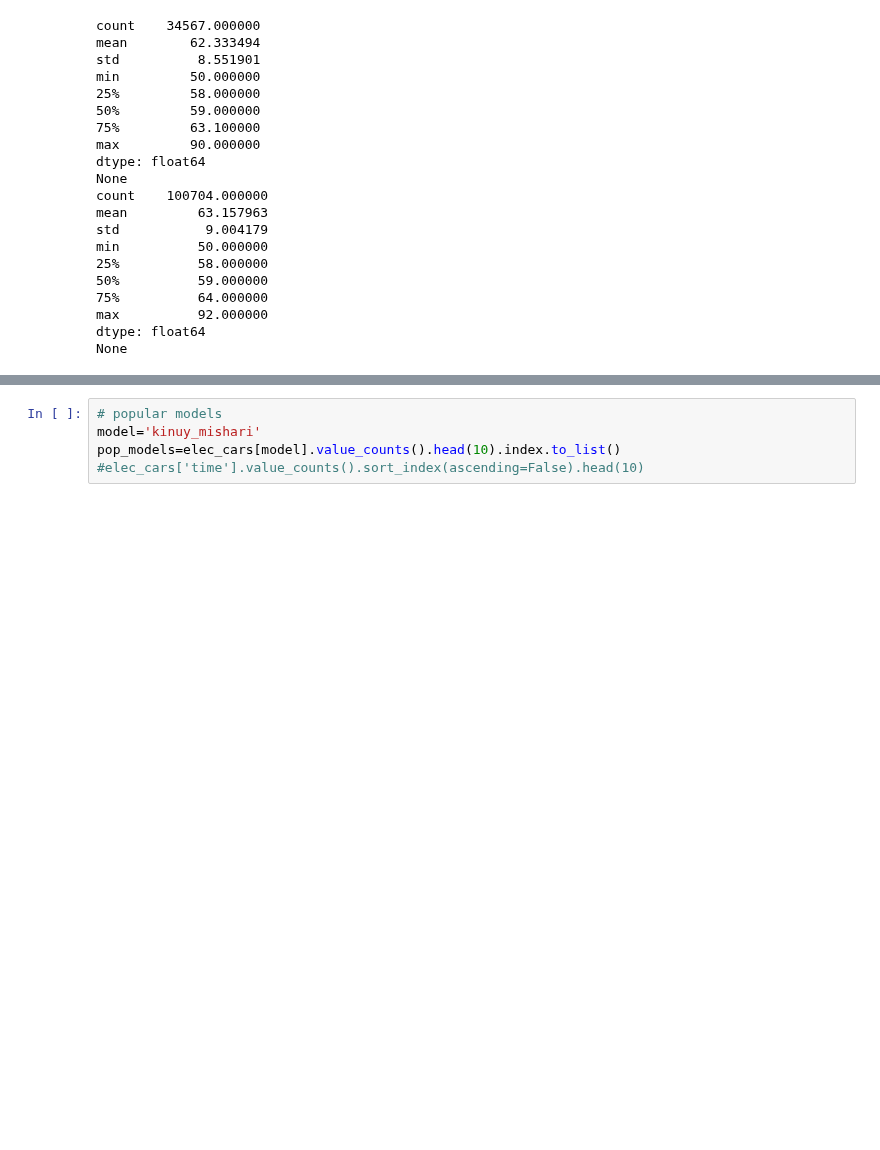
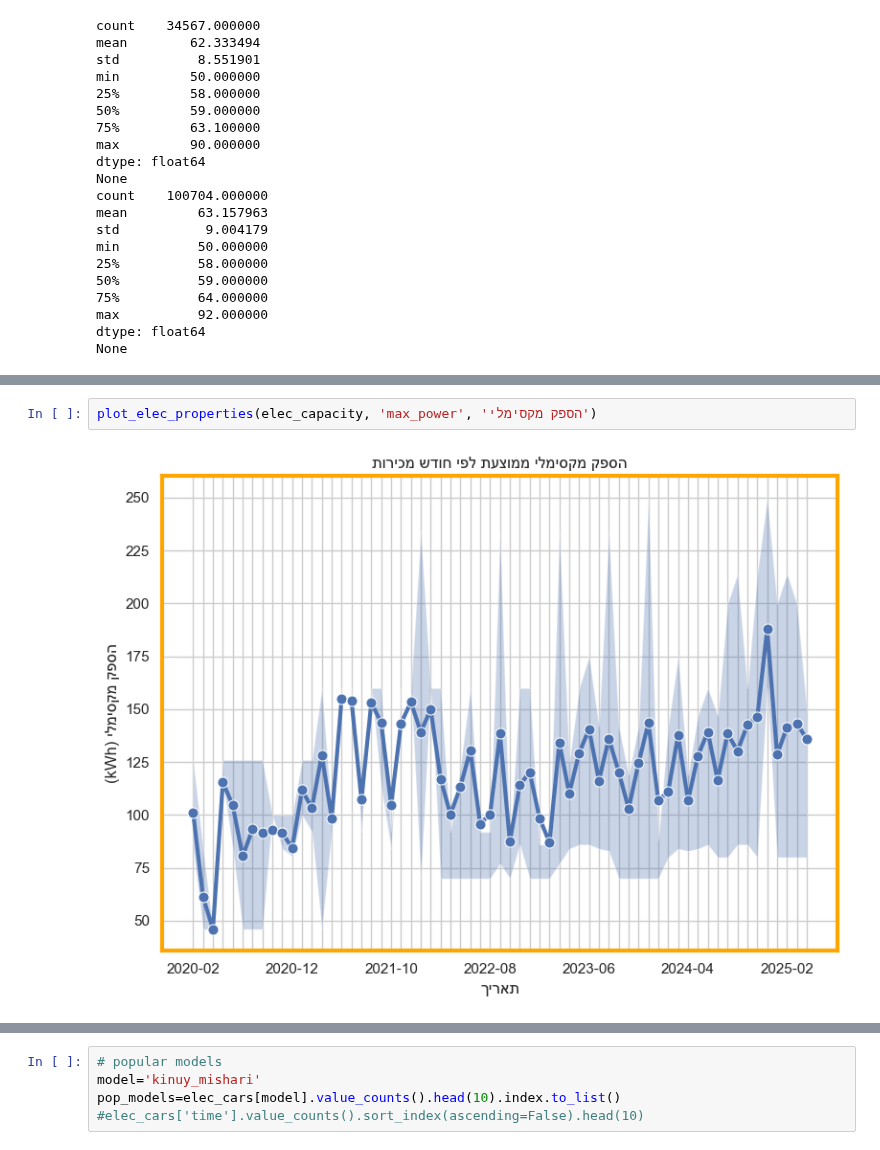
Before and after one commit to dpelleg/notebooks, a Jupyter notebook: charts/code/electric_capacity.ipynb, the cells around one changed output, grey strips where cells are left out. Saved outputs shown, nothing was run; the diff lists cells and outputs as text; blank space fills up the shorter version.

```diff
--- a/charts/code/electric_capacity.ipynb
+++ b/charts/code/electric_capacity.ipynb
@@ -482,2 +336,6 @@ plt.show()
+# %%
+plot_elec_properties(elec_capacity, 'max_power', 'הספק מקסימלי')
+# %% [output]
+[figure, added]
 # %%
 sns.set(style="whitegrid")
```
Also changed, not shown: parts of 37 cells of this notebook, 2 other files.
